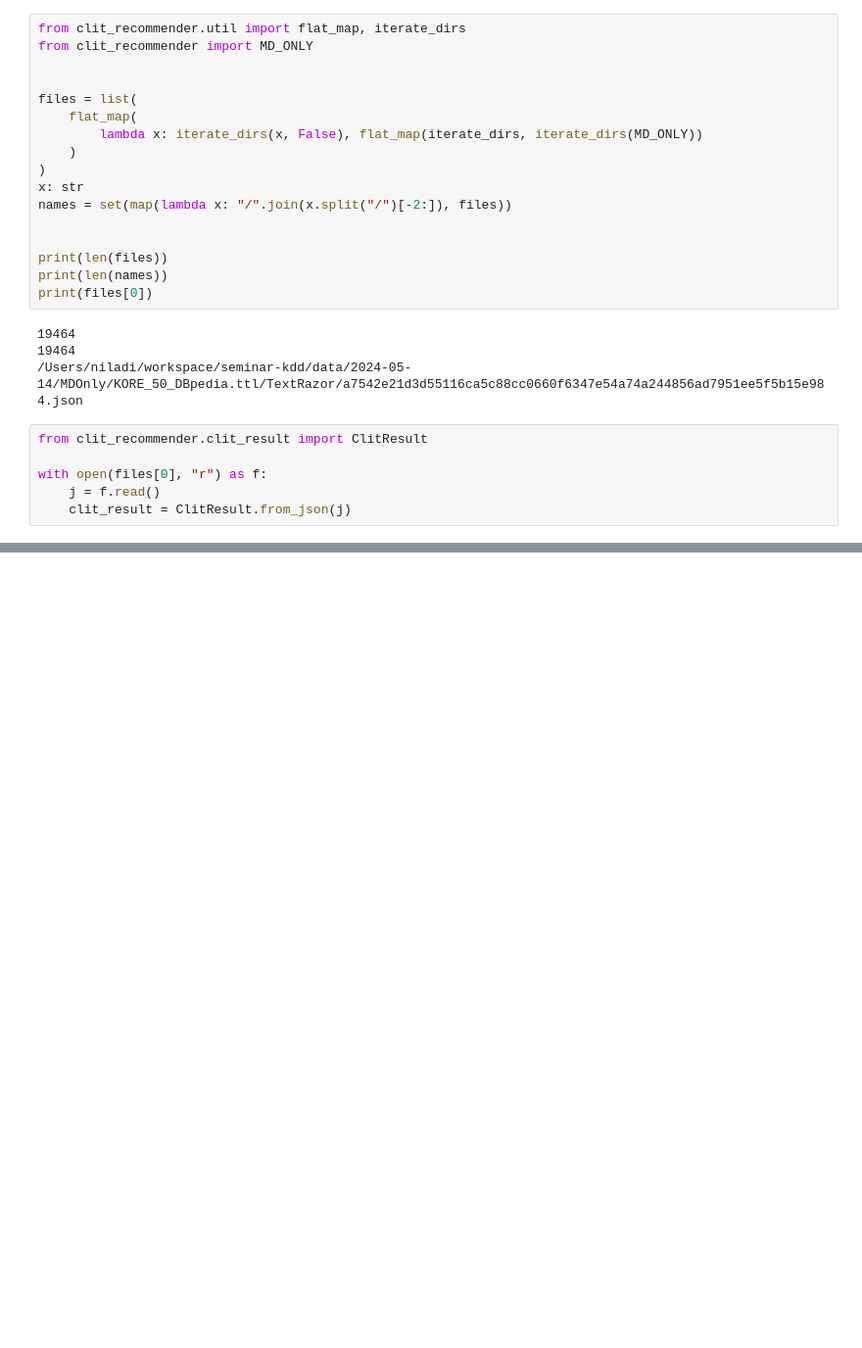
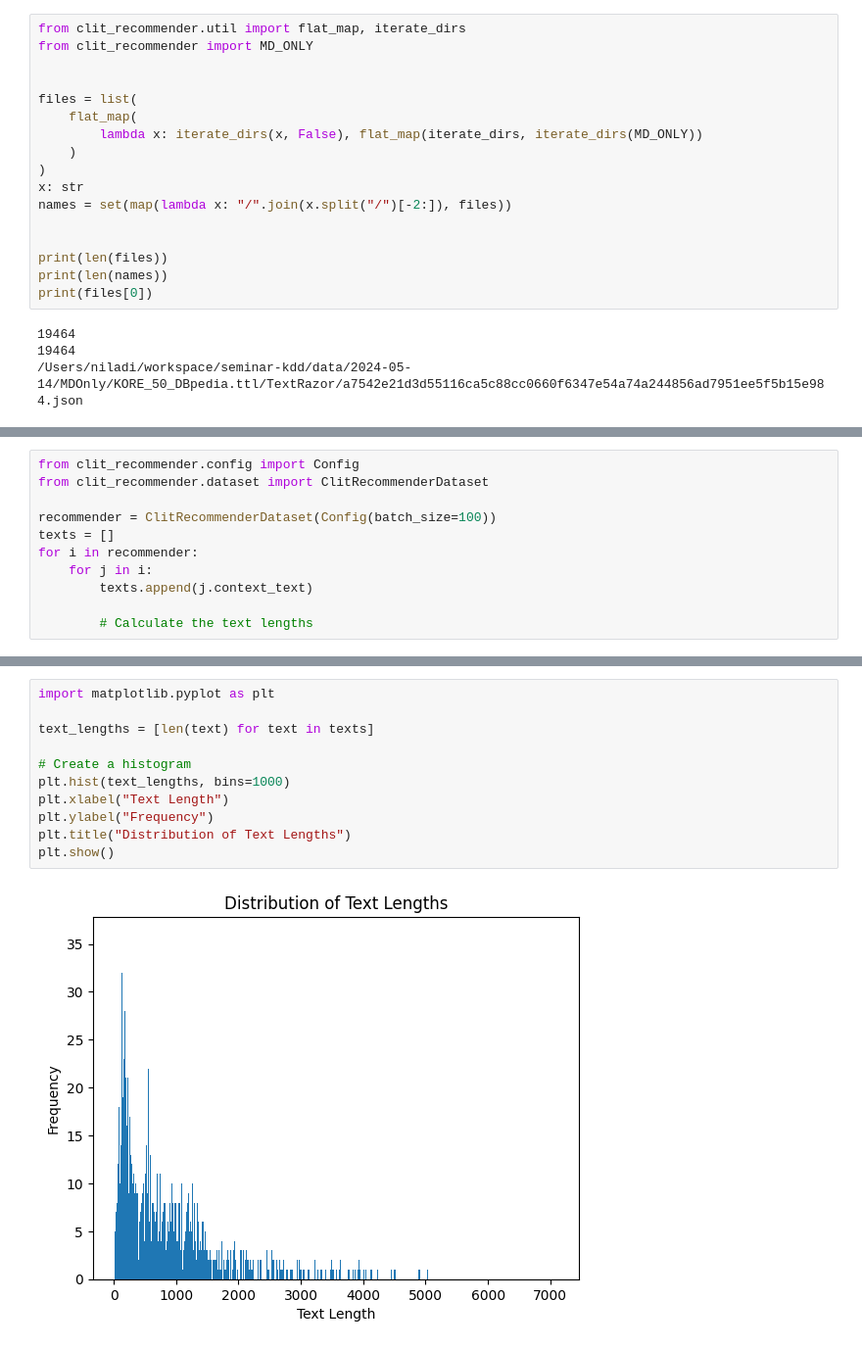
Before and after one commit to niladi/kdd-seminar-code, a Jupyter notebook: evaluation.ipynb, the cells around one changed output, grey strips where cells are left out. Shown: that part at 98% size. Saved outputs shown, nothing was run; the diff lists cells and outputs as text; blank space fills up the shorter version.

```diff
--- a/evaluation.ipynb
+++ b/evaluation.ipynb
@@ -19,9 +19,3 @@ print(files[0])
 19464
 19464
 /Users/niladi/workspace/seminar-kdd/data/2024-05-14/MDOnly/KORE_50_DBpedia.ttl/TextRazor/a7542e21d3d55116ca5c88cc0660f6347e54a74a244856ad7951ee5f5b15e984.json
-# %%
-from clit_recommender.clit_result import ClitResult
-
-with open(files[0], "r") as f:
-    j = f.read()
-    clit_result = ClitResult.from_json(j)
@@ -143,0 +22,11 @@ except Exception as e:
+# %%
+from clit_recommender.config import Config
+from clit_recommender.dataset import ClitRecommenderDataset
+
+recommender = ClitRecommenderDataset(Config(batch_size=100))
+texts = []
+for i in recommender:
+    for j in i:
+        texts.append(j.context_text)
+
+        # Calculate the text lengths
@@ -143,0 +41,13 @@ except Exception as e:
+# %%
+import matplotlib.pyplot as plt
+
+text_lengths = [len(text) for text in texts]
+
+# Create a histogram
+plt.hist(text_lengths, bins=1000)
+plt.xlabel("Text Length")
+plt.ylabel("Frequency")
+plt.title("Distribution of Text Lengths")
+plt.show()
+# %% [output]
+[figure, added]
```
Also changed, not shown: parts of 7 cells of this notebook, 18 other files.
